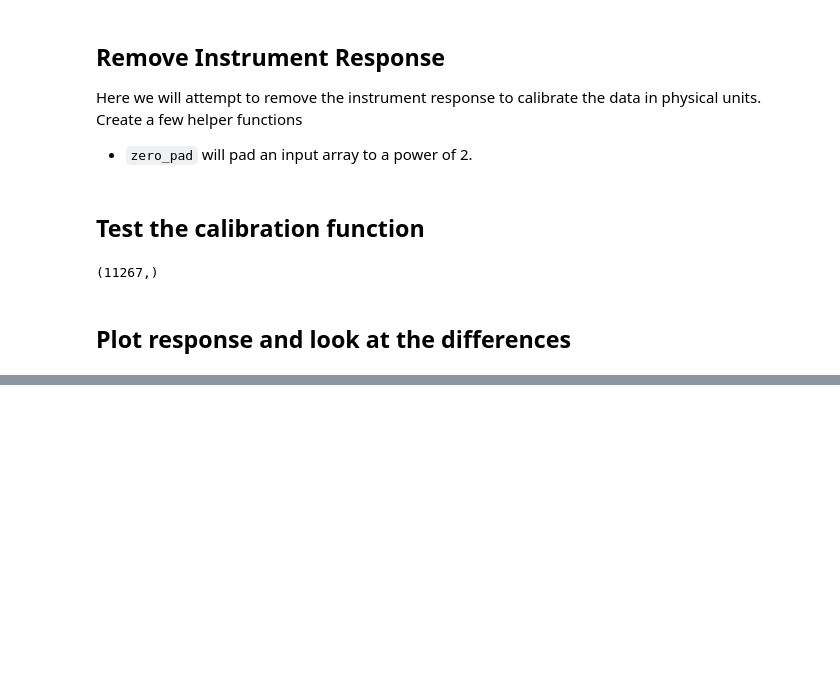
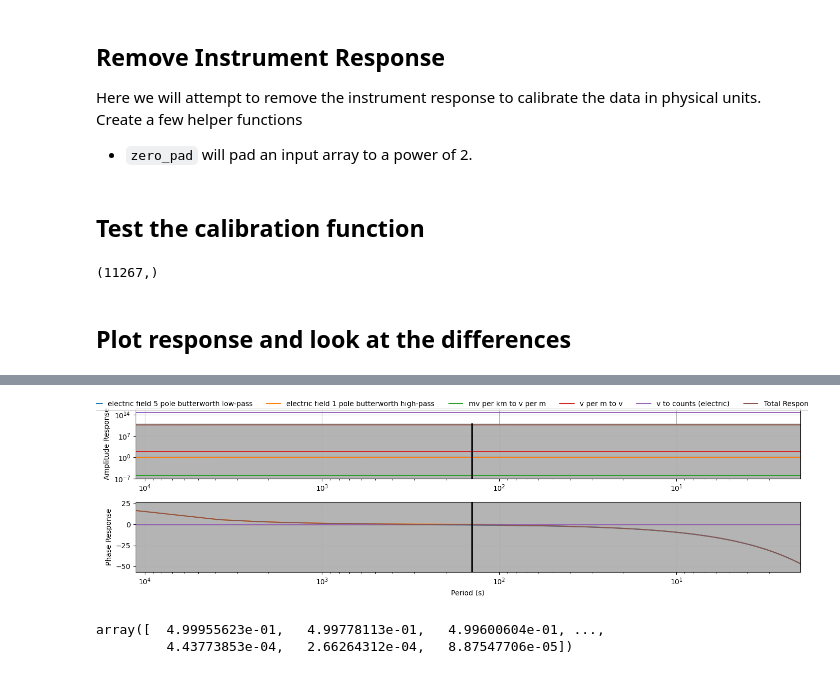
Before and after one commit to kujaku11/mth5, a Jupyter notebook: docs/examples/notebooks/remove_instrument_response_example.ipynb, the cells around one changed output, grey strips where cells are left out. Cells and saved outputs as stored; diff of their text form; code cells hidden in the pictures; blank space fills up the shorter version.

```diff
--- a/docs/examples/notebooks/remove_instrument_response_example.ipynb
+++ b/docs/examples/notebooks/remove_instrument_response_example.ipynb
@@ -260,0 +295,3 @@ print(f)
+# %%
+exts.channel_response_filter.plot_response(f[::-2])
+# %% [output]
@@ -261,2 +310,8 @@ print(f)
+[figure, added]
 # %%
 # m.close_mth5()
+# %%
+f[::-2]
+# %% [output]
+array([  4.99955623e-01,   4.99778113e-01,   4.99600604e-01, ...,
+         4.43773853e-04,   2.66264312e-04,   8.87547706e-05])
```
Also changed, not shown: parts of 8 cells of this notebook.
